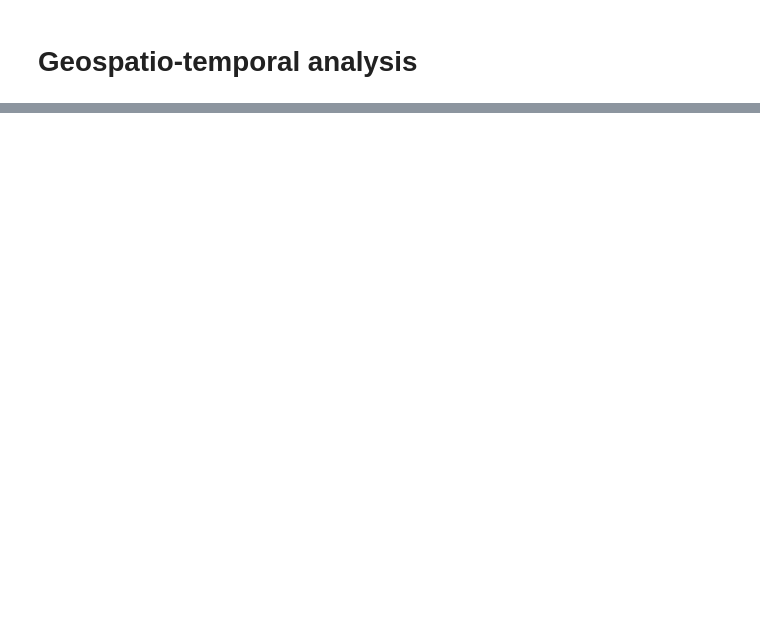
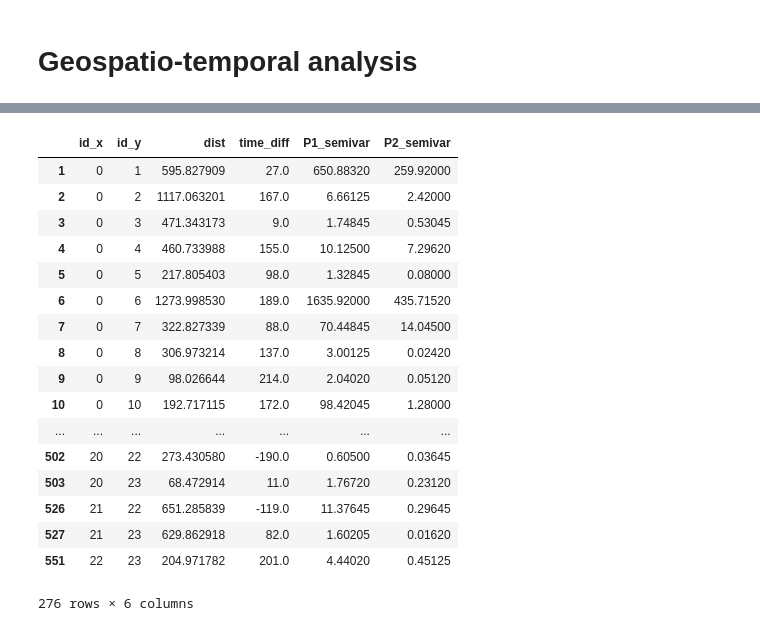
Before and after one commit to clellmann/particle-analysis, a Jupyter notebook: analysis.ipynb, the cells around one changed output, grey strips where cells are left out. Cells and saved outputs as stored; diff of their text form; code cells hidden in the pictures; blank space fills up the shorter version.

```diff
--- a/analysis.ipynb
+++ b/analysis.ipynb
@@ -56,0 +228,25 @@ base_df
+# %%
+semivar_df = dist_df[['id_x', 'id_y', 'dist', 'time_diff']]
+semivar_df['P1_semivar'] = np.square(dist_df['P1_diff'])/2
+semivar_df['P2_semivar'] = np.square(dist_df['P2_diff'])/2
+# %%
+semivar_df
+# %% [output]
+|  | id_x | id_y | dist | time_diff | P1_semivar | P2_semivar |
+| 1 | 0 | 1 | 595.827909 | 27.0 | 650.88320 | 259.92000 |
+| 2 | 0 | 2 | 1117.063201 | 167.0 | 6.66125 | 2.42000 |
+| 3 | 0 | 3 | 471.343173 | 9.0 | 1.74845 | 0.53045 |
+| 4 | 0 | 4 | 460.733988 | 155.0 | 10.12500 | 7.29620 |
+| 5 | 0 | 5 | 217.805403 | 98.0 | 1.32845 | 0.08000 |
+| 6 | 0 | 6 | 1273.998530 | 189.0 | 1635.92000 | 435.71520 |
+| 7 | 0 | 7 | 322.827339 | 88.0 | 70.44845 | 14.04500 |
+| 8 | 0 | 8 | 306.973214 | 137.0 | 3.00125 | 0.02420 |
+| 9 | 0 | 9 | 98.026644 | 214.0 | 2.04020 | 0.05120 |
+| 10 | 0 | 10 | 192.717115 | 172.0 | 98.42045 | 1.28000 |
+| ... | ... | ... | ... | ... | ... | ... |
+| 502 | 20 | 22 | 273.430580 | -190.0 | 0.60500 | 0.03645 |
+| 503 | 20 | 23 | 68.472914 | 11.0 | 1.76720 | 0.23120 |
+| 526 | 21 | 22 | 651.285839 | -119.0 | 11.37645 | 0.29645 |
+| 527 | 21 | 23 | 629.862918 | 82.0 | 1.60205 | 0.01620 |
+| 551 | 22 | 23 | 204.971782 | 201.0 | 4.44020 | 0.45125 |
+276 rows × 6 columns
```
Also changed, not shown: parts of 25 cells of this notebook.
